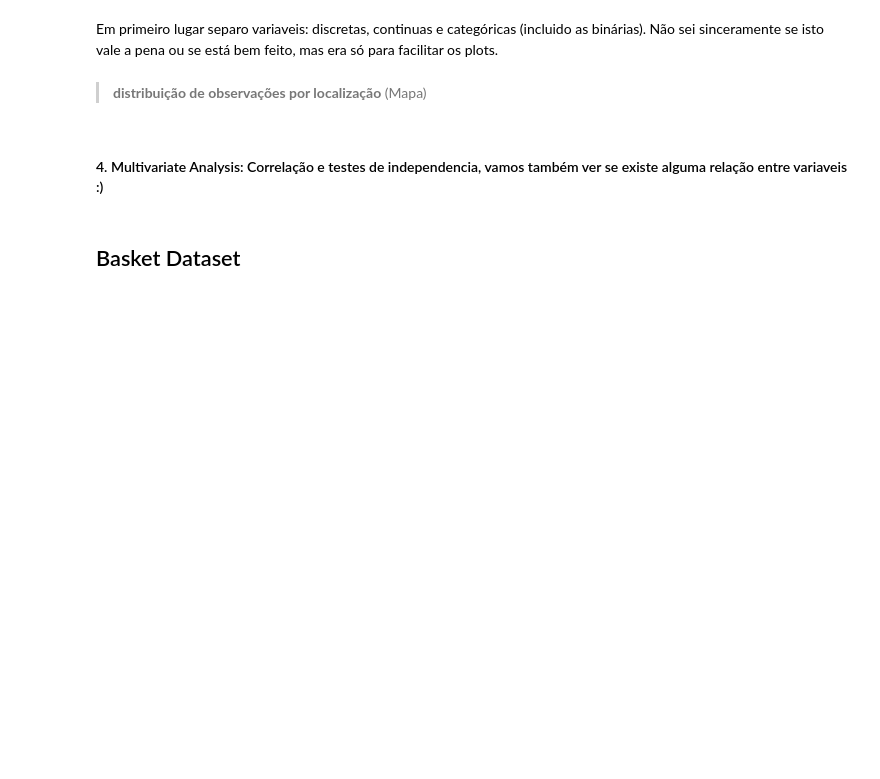
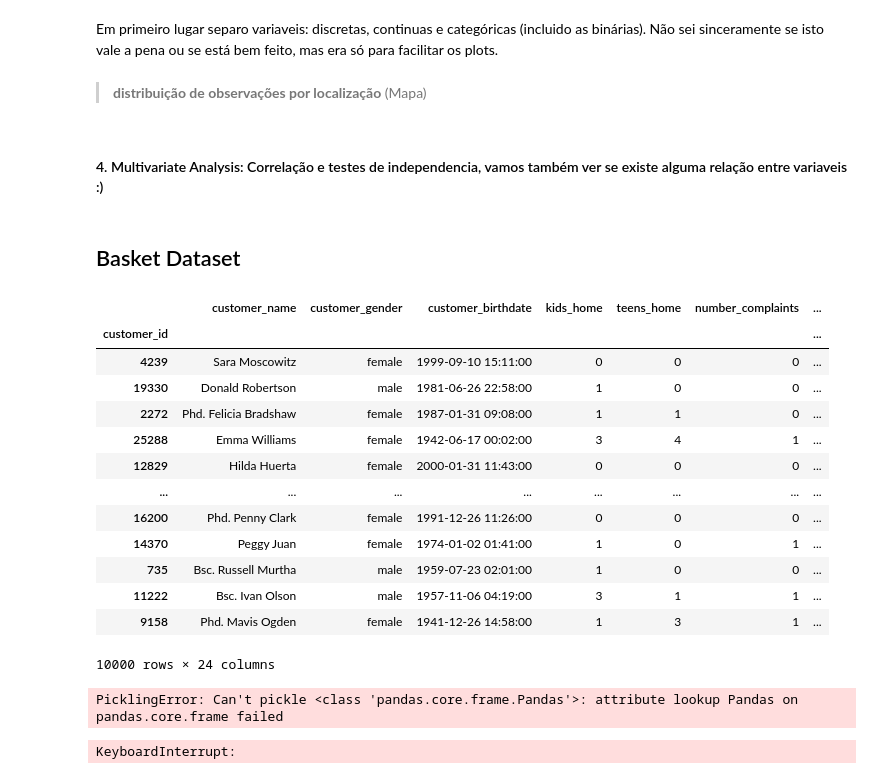
Before and after one commit to shaulleo/ProjetoML, a Jupyter notebook: ML II - EDA- Dados Novos.ipynb, the cells around one changed output. Drawn from its saved outputs; the diff is of its cells as text; code cells hidden in the pictures; blank space fills up the shorter version.

```diff
--- a/ML II - EDA- Dados Novos.ipynb
+++ b/ML II - EDA- Dados Novos.ipynb
@@ -347,3 +346,22 @@ map_lisbon
 #### 4. Multivariate Analysis: Correlação e testes de independencia, vamos também ver se existe alguma relação entre variaveis :)
 # %% [markdown]
 ## Basket Dataset
+# %%
+customers = customers.iloc[:10000, :]
+# %%
+customers
+# %% [output]
+|  | customer_name | customer_gender | customer_birthdate | kids_home | teens_home | number_complaints | ... |
+| customer_id |  |  |  |  |  |  | ... |
+| 4239 | Sara Moscowitz | female | 1999-09-10 15:11:00 | 0 | 0 | 0 | ... |
+| 19330 | Donald Robertson | male | 1981-06-26 22:58:00 | 1 | 0 | 0 | ... |
+| 2272 | Phd. Felicia Bradshaw | female | 1987-01-31 09:08:00 | 1 | 1 | 0 | ... |
+| 25288 | Emma Williams | female | 1942-06-17 00:02:00 | 3 | 4 | 1 | ... |
+| 12829 | Hilda Huerta | female | 2000-01-31 11:43:00 | 0 | 0 | 0 | ... |
+| ... | ... | ... | ... | ... | ... | ... | ... |
+| 16200 | Phd. Penny Clark | female | 1991-12-26 11:26:00 | 0 | 0 | 0 | ... |
+| 14370 | Peggy Juan | female | 1974-01-02 01:41:00 | 1 | 0 | 1 | ... |
+| 735 | Bsc. Russell Murtha | male | 1959-07-23 02:01:00 | 1 | 0 | 0 | ... |
+| 11222 | Bsc. Ivan Olson | male | 1957-11-06 04:19:00 | 3 | 1 | 1 | ... |
+| 9158 | Phd. Mavis Ogden | female | 1941-12-26 14:58:00 | 1 | 3 | 1 | ... |
+10000 rows × 24 columns
@@ -349,0 +376,45 @@ map_lisbon
+# %%
+if __name__ == '__main__':
+    pool = Pool(processes=4) # set the number of processes to use
+    customers['location'] = pool.map(process_row, customers.itertuples(index=False))
+    pool.close()
+    pool.join()
+
+customers
+# %% [output]
+PicklingError: Can't pickle <class 'pandas.core.frame.Pandas'>: attribute lookup Pandas on pandas.core.frame failed
+# %%
+from geopy.geocoders import Nominatim
+import numpy as np
+
+# Define a function to batch process locations
+def batch_reverse_geocode(latitudes, longitudes, batch_size=100):
+    geolocator = Nominatim(user_agent='my_app')
+    locations = []
+    for i in range(0, len(latitudes), batch_size):
+        lat_batch = latitudes[i:i+batch_size]
+        long_batch = longitudes[i:i+batch_size]
+        locations_batch = []
+        for lat, lon in zip(lat_batch, long_batch):
+            location = geolocator.reverse((lat, lon))
+            locations_batch.append(location)
+        locations += [loc.address.split(',')[-4] for loc in locations_batch]
+    return locations
+
+
+
+# Batch process the locations
+batch_size = 1000
+num_batches = len(customers) // batch_size + 1
+locations = []
+for i in range(num_batches):
+    batch_start = i * batch_size
+    batch_end = min(batch_start + batch_size, len(customers))
+    batch_locations = batch_reverse_geocode(customers['latitude'][batch_start:batch_end],
+                                             customers['longitude'][batch_start:batch_end])
+    locations += batch_locations
+
+# Add the locations to the DataFrame
+customers['location'] = locations
+# %% [output]
+KeyboardInterrupt:
```
Also changed, not shown: parts of 7 cells of this notebook.
